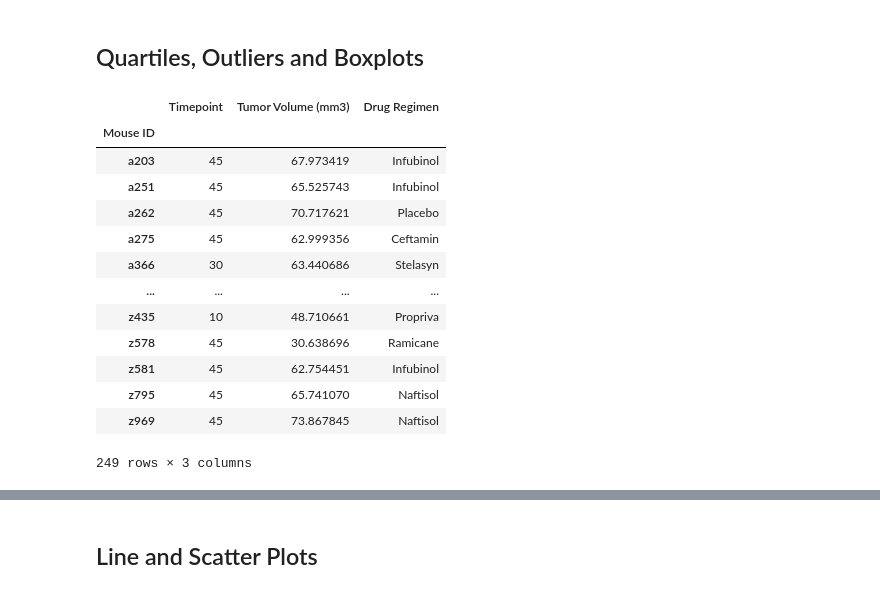
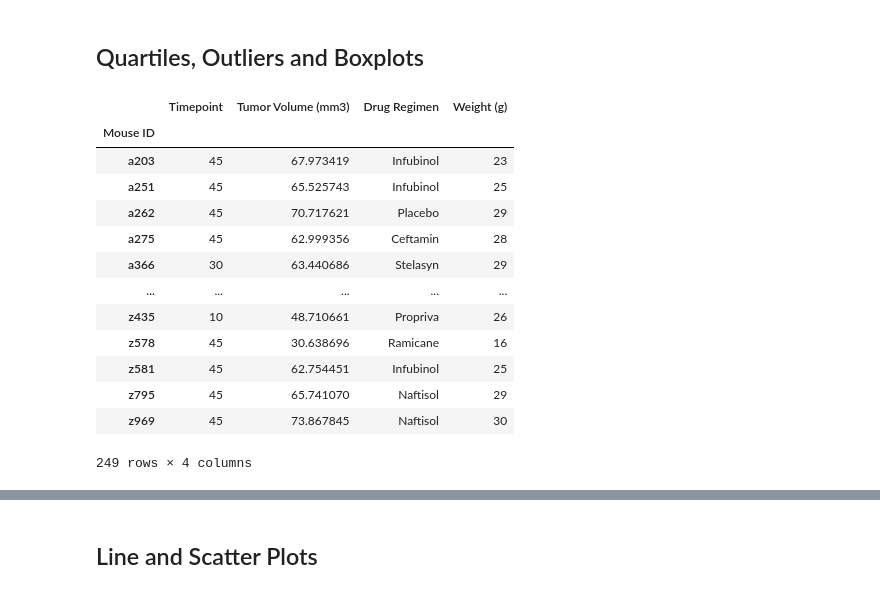
Before and after one commit to kvereda/Matplotlib-challenge, a Jupyter notebook: pymaceuticals_starter.ipynb, the cells around one changed output, grey strips where cells are left out. Saved outputs shown, nothing was run; the diff lists cells and outputs as text; code cells hidden in the pictures.

```diff
--- a/pymaceuticals_starter.ipynb
+++ b/pymaceuticals_starter.ipynb
@@ -317,23 +319,25 @@ plt.show()
 last_timepoint = new_combined_mice_df.groupby(["Mouse ID"])["Timepoint"].last()
 last_tumor_vol = new_combined_mice_df.groupby(["Mouse ID"])["Tumor Volume (mm3)"].last()
 last_chemo_drug = new_combined_mice_df.groupby(["Mouse ID"])["Drug Regimen"].last()
+last_weight = new_combined_mice_df.groupby(["Mouse ID"])["Weight (g)"].last()
 # %%
 # Merge this group df with the original dataframe to get the tumor volume at the last timepoint
 last_combined_mice_df = pd.merge(last_timepoint, last_tumor_vol, how= "left", on= ["Mouse ID"])
-last_combined_mice_complete = pd.merge(last_combined_mice_df, last_chemo_drug, how= "left", on= ["Mouse ID"])
-last_combined_mice_complete
+last_combined_mice_merge1 = pd.merge(last_combined_mice_df, last_chemo_drug, how= "left", on= ["Mouse ID"])
+last_combined_mice_merge2= pd.merge(last_combined_mice_merge1, last_weight, how= "left", on= ["Mouse ID"])
+last_combined_mice_merge2
 # %% [output]
-|  | Timepoint | Tumor Volume (mm3) | Drug Regimen |
-| Mouse ID |  |  |  |
-| a203 | 45 | 67.973419 | Infubinol |
-| a251 | 45 | 65.525743 | Infubinol |
-| a262 | 45 | 70.717621 | Placebo |
-| a275 | 45 | 62.999356 | Ceftamin |
-| a366 | 30 | 63.440686 | Stelasyn |
-| ... | ... | ... | ... |
-| z435 | 10 | 48.710661 | Propriva |
-| z578 | 45 | 30.638696 | Ramicane |
-| z581 | 45 | 62.754451 | Infubinol |
-| z795 | 45 | 65.741070 | Naftisol |
-| z969 | 45 | 73.867845 | Naftisol |
+|  | Timepoint | Tumor Volume (mm3) | Drug Regimen | Weight (g) |
+| Mouse ID |  |  |  |  |
+| a203 | 45 | 67.973419 | Infubinol | 23 |
+| a251 | 45 | 65.525743 | Infubinol | 25 |
+| a262 | 45 | 70.717621 | Placebo | 29 |
+| a275 | 45 | 62.999356 | Ceftamin | 28 |
+| a366 | 30 | 63.440686 | Stelasyn | 29 |
+| ... | ... | ... | ... | ... |
+| z435 | 10 | 48.710661 | Propriva | 26 |
+| z578 | 45 | 30.638696 | Ramicane | 16 |
+| z581 | 45 | 62.754451 | Infubinol | 25 |
+| z795 | 45 | 65.741070 | Naftisol | 29 |
+| z969 | 45 | 73.867845 | Naftisol | 30 |
-249 rows × 3 columns
+249 rows × 4 columns
```
Also changed, not shown: parts of 25 cells of this notebook.
